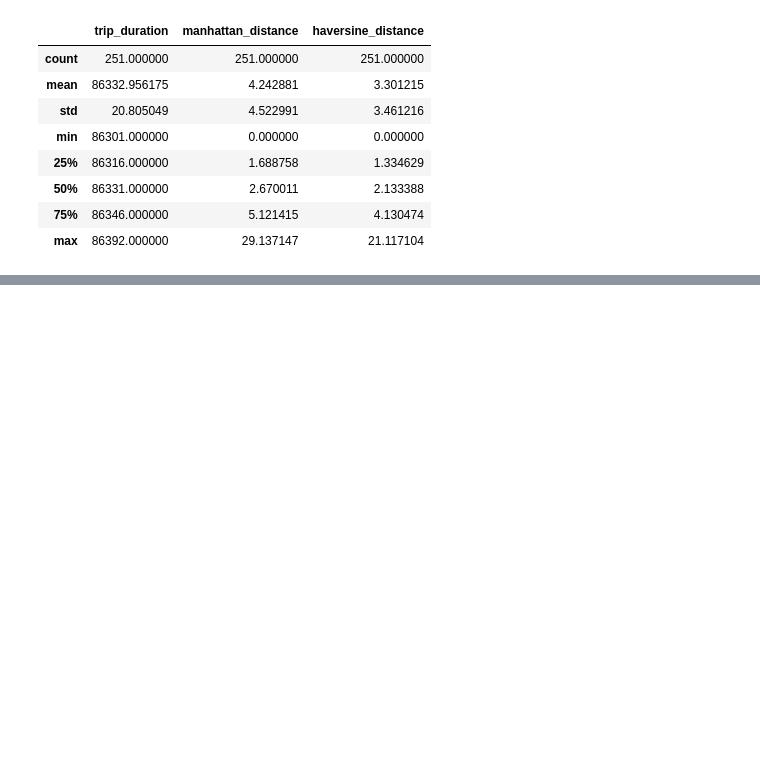
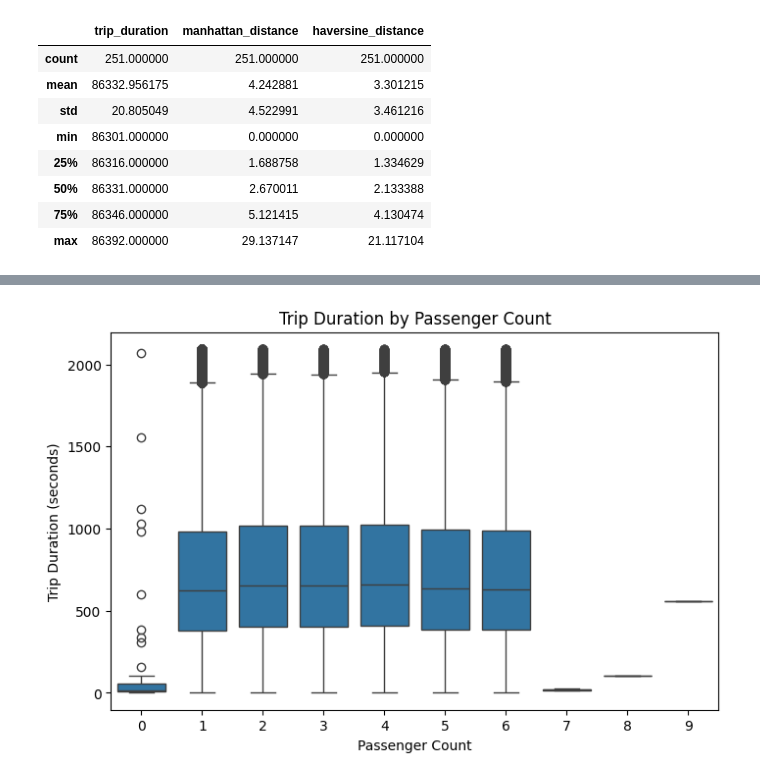
Before and after one commit to claricemottet/kaggle_NYC_taxi_times, a Jupyter notebook: exploratory_notebooks/data_exploration.ipynb, the cells around one changed output, grey strips where cells are left out. Drawn from its saved outputs; the diff is of its cells as text; code cells hidden in the pictures; blank space fills up the shorter version.

Commit message:
data exploration complete, next stage is data cleaning

```diff
--- a/exploratory_notebooks/data_exploration.ipynb
+++ b/exploratory_notebooks/data_exploration.ipynb
@@ -1335,0 +1368,35 @@ df_train.loc[
+# %%
+import seaborn as sns
+import matplotlib.pyplot as plt
+
+var = "passenger_count"
+
+# Calculate IQR for trip_duration
+Q1 = df_train["trip_duration"].quantile(0.25)
+Q3 = df_train["trip_duration"].quantile(0.75)
+IQR = Q3 - Q1
+
+lower_bound = Q1 - 1.5 * IQR
+upper_bound = Q3 + 1.5 * IQR
+
+# Remove outliers
+df_plot = df_train[
+    (df_train["trip_duration"] >= lower_bound) &
+    (df_train["trip_duration"] <= upper_bound)
+]
+
+plt.figure(figsize=(8, 5))
+
+sns.boxplot(
+    data=df_plot,
+    x=var,
+    y="trip_duration"
+)
+
+plt.xlabel(var.replace("_", " ").title())
+plt.ylabel("Trip Duration (seconds)")
+plt.title(f"Trip Duration by {var.replace('_', ' ').title()}")
+
+plt.show()
+# %% [output]
+[figure, added]
```
Also changed, not shown: parts of 19 cells of this notebook.
